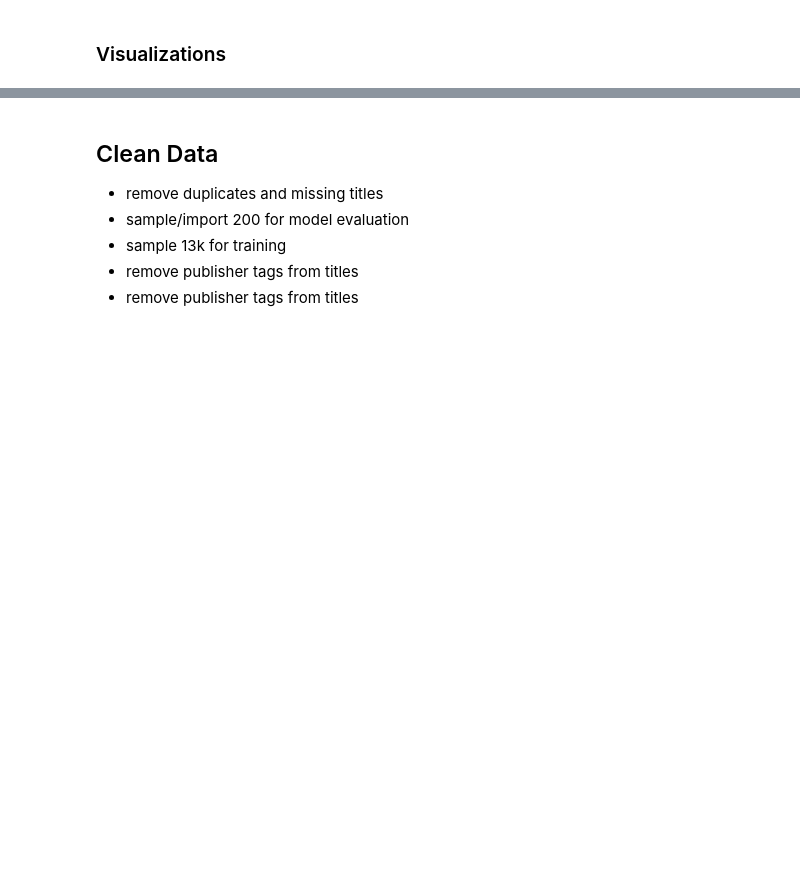
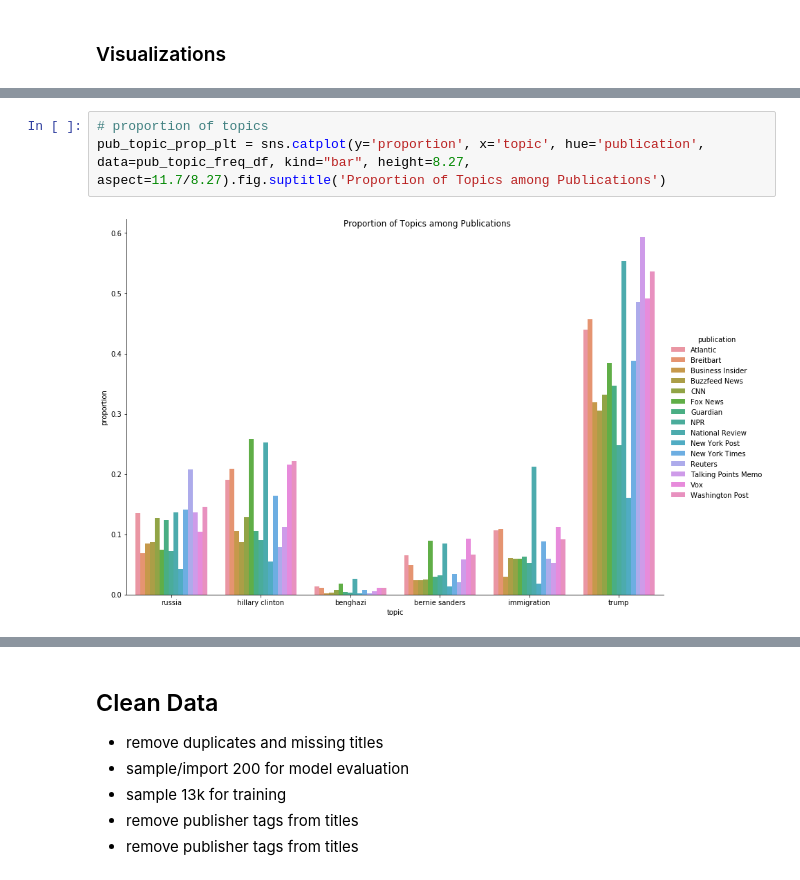
Before and after one commit to s-miramontes/News_Filter, a Jupyter notebook: notebooks/data_cleaning.ipynb, the cells around one changed output, grey strips where cells are left out. Cells and saved outputs as stored; diff of their text form; blank space fills up the shorter version.

```diff
--- a/notebooks/data_cleaning.ipynb
+++ b/notebooks/data_cleaning.ipynb
@@ -215,0 +218,5 @@ pub_topic_prop[] = [[frequencies/pub_topic_freq[pub]['num_articles'] for frequen
+# %%
+# proportion of topics
+pub_topic_prop_plt = sns.catplot(y='proportion', x='topic', hue='publication', data=pub_topic_freq_df, kind="bar", height=8.27, aspect=11.7/8.27).fig.suptitle('Proportion of Topics among Publications')
+# %% [output]
+[figure, added]
```
Also changed, not shown: parts of 16 cells of this notebook.
